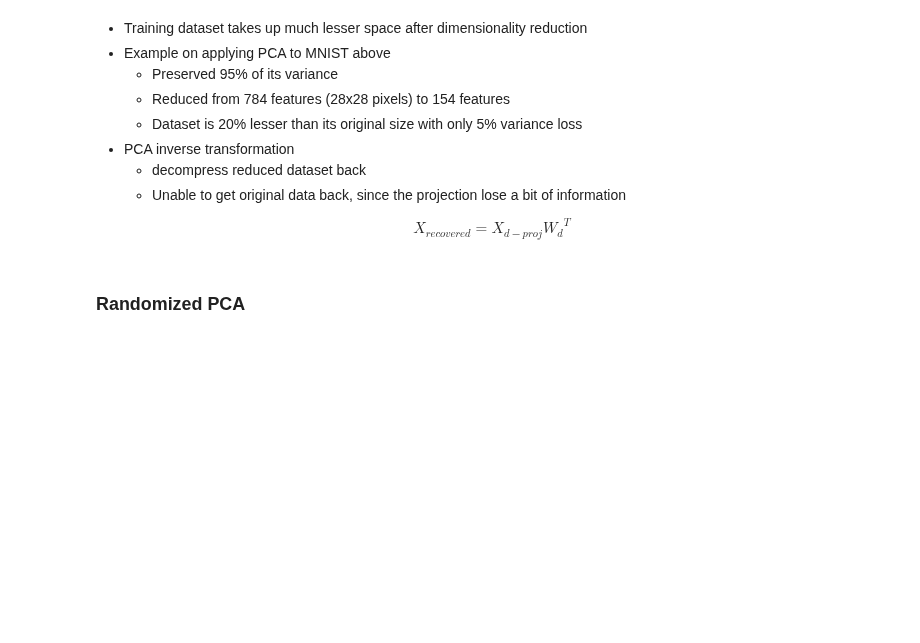
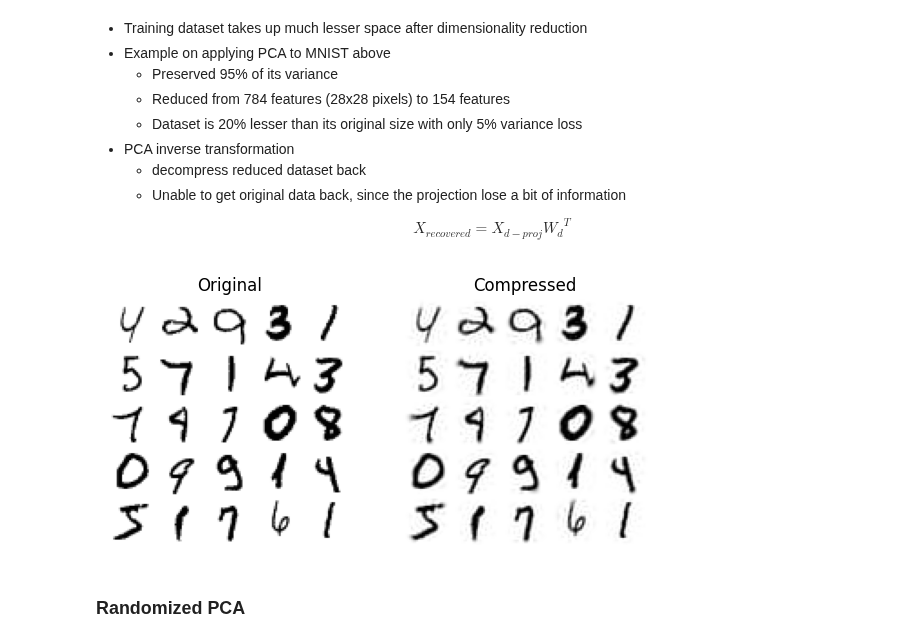
Before and after one commit to KANGWEII/hands_on_ml, a Jupyter notebook: Chapter08/dimensionality_reduction.ipynb, the cells around one changed output. Drawn from its saved outputs; the diff is of its cells as text; code cells hidden in the pictures; blank space fills up the shorter version.

```diff
--- a/Chapter08/dimensionality_reduction.ipynb
+++ b/Chapter08/dimensionality_reduction.ipynb
@@ -520,18 +520,18 @@ X_recovered = pca.inverse_transform(X_reduced)
 # %%
 # Plot digits after compression and decompression
 
 plt.figure(figsize=(7, 4))
 for idx, X in enumerate((X_train[::2100], X_recovered[::2100])):
     plt.subplot(1, 2, idx + 1)
     plt.title(["Original", "Compressed"][idx])
     for row in range(5):
         for col in range(5):
             plt.imshow(X[row * 5 + col].reshape(28, 28), cmap="binary",
                        vmin=0, vmax=255, extent=(row, row + 1, col, col + 1))
             plt.axis([0, 5, 0, 5])
             plt.axis("off")
-
-save_fig("mnist_compression_plot")
+# %% [output]
+[figure, added]
 # %% [markdown]
 ### Randomized PCA
 # %% [markdown]
```
Also changed, not shown: parts of 17 cells of this notebook.
